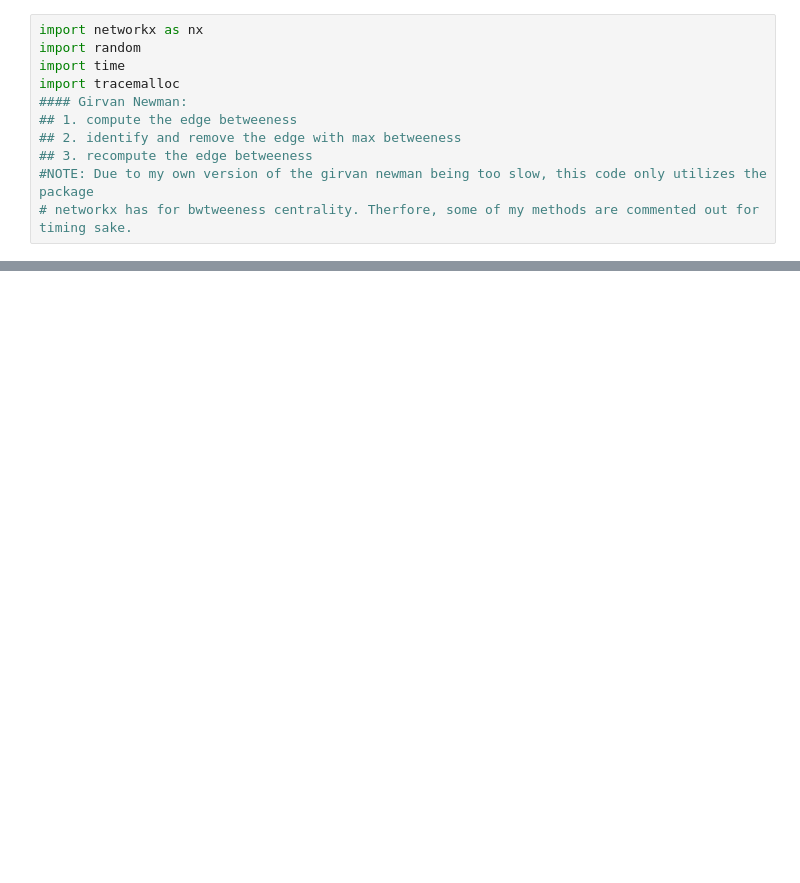
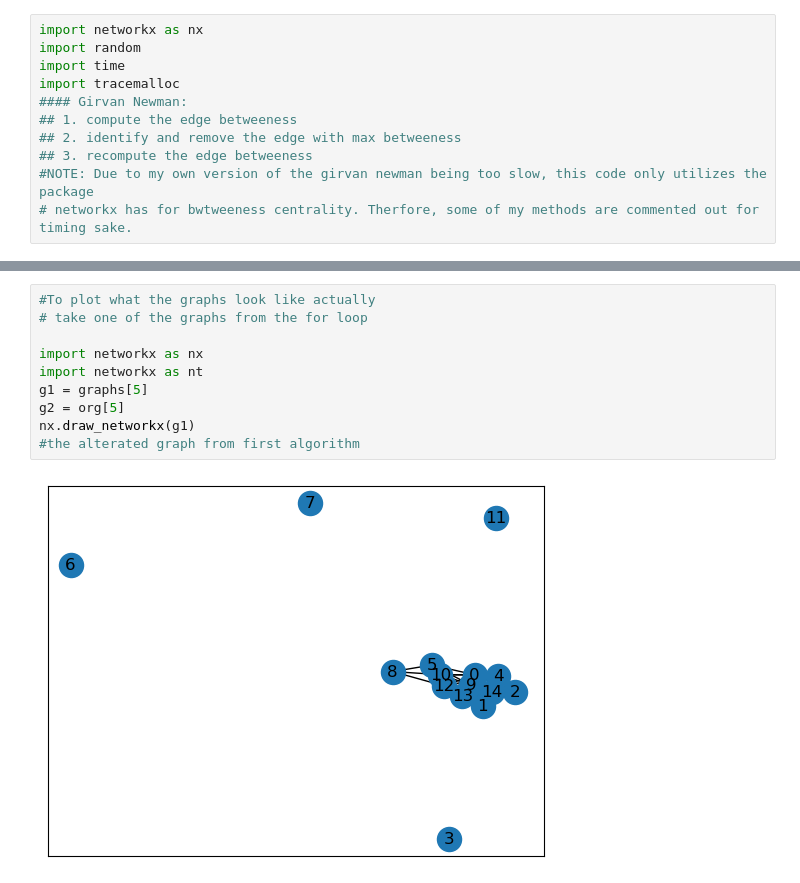
Before and after one commit to WbcEgaBn/CP307, a Jupyter notebook: GN_test.ipynb, the cells around one changed output, grey strips where cells are left out. Saved outputs shown, nothing was run; the diff lists cells and outputs as text; blank space fills up the shorter version.

```diff
--- a/GN_test.ipynb
+++ b/GN_test.ipynb
@@ -435,0 +616,12 @@ for i in range(len(nds)):
+# %%
+#To plot what the graphs look like actually
+# take one of the graphs from the for loop
+
+import networkx as nx
+import networkx as nt
+g1 = graphs[5]
+g2 = org[5]
+nx.draw_networkx(g1)
+#the alterated graph from first algorithm
+# %% [output]
+[figure, added]
```
Also changed, not shown: parts of 37 cells of this notebook.
